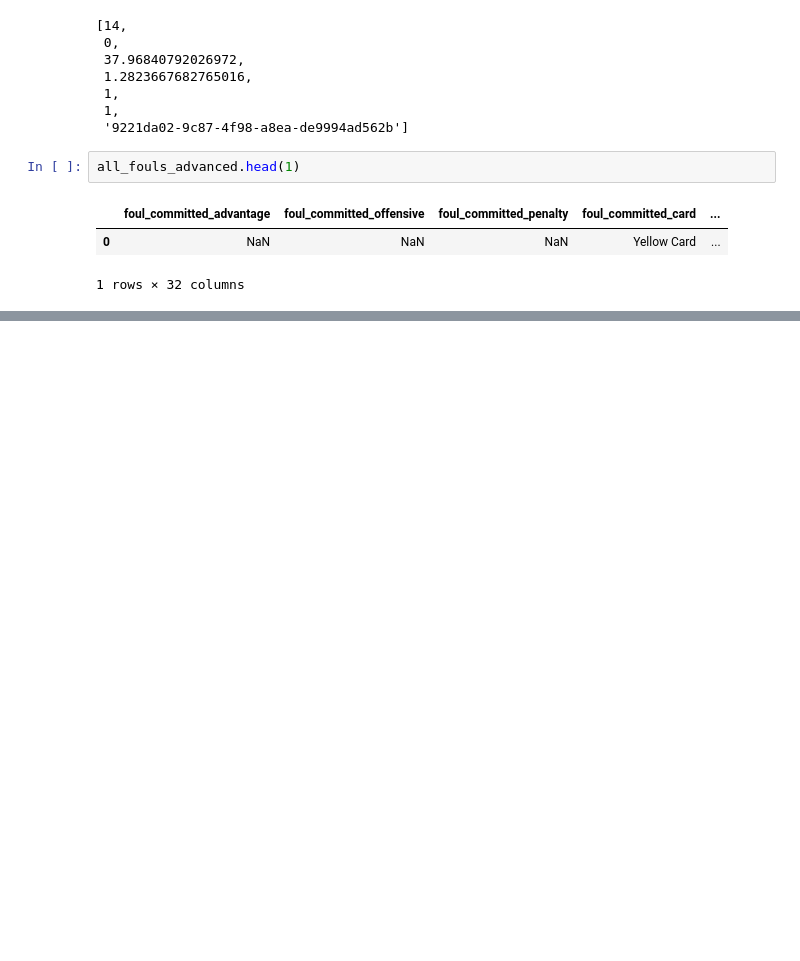
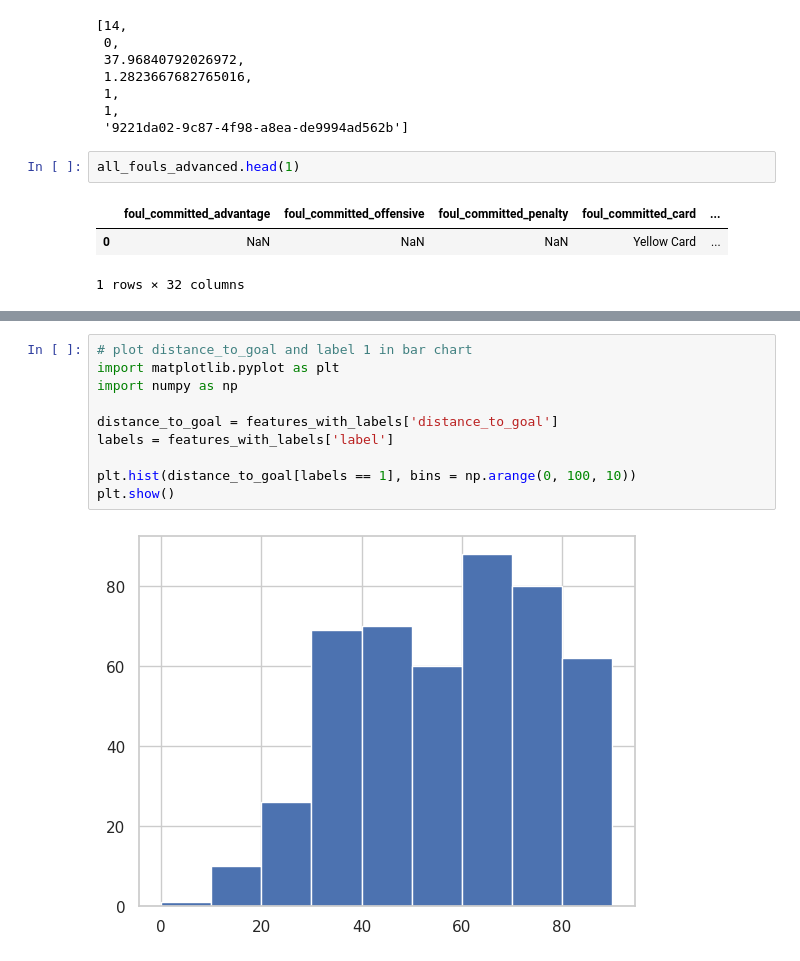
Before and after one commit to adnan-azmat/Expected-Booking-xB, a Jupyter notebook: Z-Exp.ipynb, the cells around one changed output, grey strips where cells are left out. Saved outputs shown, nothing was run; the diff lists cells and outputs as text; blank space fills up the shorter version.

```diff
--- a/Z-Exp.ipynb
+++ b/Z-Exp.ipynb
@@ -50,0 +69,12 @@ FileNotFoundError: [Errno 2] No such file or directory: 'features_with_labels_df
+# %%
+# plot distance_to_goal and label 1 in bar chart
+import matplotlib.pyplot as plt
+import numpy as np
+
+distance_to_goal = features_with_labels['distance_to_goal']
+labels = features_with_labels['label']
+
+plt.hist(distance_to_goal[labels == 1], bins = np.arange(0, 100, 10))
+plt.show()
+# %% [output]
+[figure, added]
```
Also changed, not shown: parts of 7 cells of this notebook, 1 other file.
